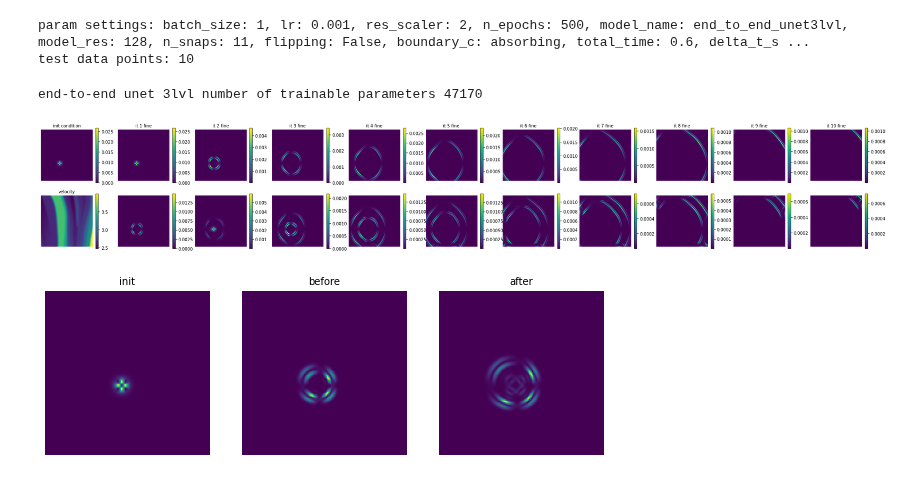
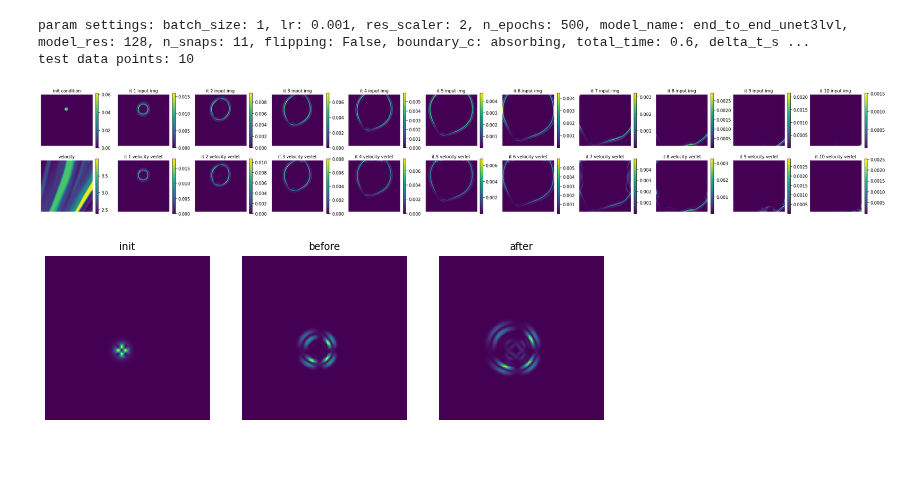
Before and after one commit to utkaiser/masterthesis_code, a Jupyter notebook: analysis/end_to_end_compare.ipynb, the cells around one changed output. Cells and saved outputs as stored; diff of their text form; code cells hidden in the pictures.

```diff
--- a/analysis/end_to_end_compare.ipynb
+++ b/analysis/end_to_end_compare.ipynb
@@ -21,13 +21,13 @@ batch_size, lr, res_scaler, n_epochs, model_name, Nx, flipping, boundary_c, delt
         param_dict["batch_size"], param_dict["lr"], param_dict["res_scaler"], param_dict["n_epochs"],param_dict["model_name"],param_dict["model_res"],param_dict["flipping"],param_dict["boundary_c"],param_dict["delta_t_star"],param_dict["f_delta_x"]
 n_snaps = param_dict["n_snaps"]
 dt = param_dict["f_delta_t"]
+f_delta_t = param_dict["f_delta_t"]
 dx = param_dict["f_delta_x"]
 dT = param_dict["c_delta_t"]
 dX = param_dict["c_delta_x"]
 c_Nx = c_Ny = int(Nx) // int(res_scaler)
 
 data_paths, train_logger_path, valid_logger_path, dir_path_save = get_paths()
-data_paths = ['../data/end_to_end_bp_m_200_2000_test.npz']
 loaders = fetch_data_end_to_end(data_paths, shuffle=True, batch_size=1)
 # %% [output]
 param settings: batch_size: 1, lr: 0.001, res_scaler: 2, n_epochs: 500, model_name: end_to_end_unet3lvl, model_res: 128, n_snaps: 11, flipping: False, boundary_c: absorbing, total_time: 0.6, delta_t_s ...
@@ -35,20 +35,18 @@ test data points: 10
 # %%
 # set up models
 
-restr_model1 = model_end_to_end.Restriction_nn(param_dict = param_dict).double()
-restr_model1 = torch.nn.DataParallel(restr_model1)
-restr_model1.load_state_dict(torch.load('../results/run_2/saved_model_end_to_end_unet3lvl128_7.pt'))
-
-netlist = [
-    (r'end-to-end unet 3lvl', restr_model1),
-]
-
-for netname,netmodl in netlist:
-    model_parameters = filter(lambda p: p.requires_grad, netmodl.parameters())
-    params = sum([np.prod(p.size()) for p in model_parameters])
-    print(netname,'number of trainable parameters', params)
+# restr_model1 = model_end_to_end.Restriction_nn(param_dict = param_dict).double()
+# restr_model1 = torch.nn.DataParallel(restr_model1)
+# restr_model1.load_state_dict(torch.load('../results/run_2/saved_model_end_to_end_unet3lvl128_7.pt'))
+#
+# netlist = [
+#     (r'end-to-end unet 3lvl', restr_model1),
+# ]
+#
+# for netname,netmodl in netlist:
+#     model_parameters = filter(lambda p: p.requires_grad, netmodl.parameters())
+#     params = sum([np.prod(p.size()) for p in model_parameters])
+#     print(netname,'number of trainable parameters', params)
-# %% [output]
-end-to-end unet 3lvl number of trainable parameters 47170
 # %%
 uc, utc = np.zeros([n_snaps-1,Nx,Nx]), np.zeros([n_snaps-1,Nx,Nx])
 uf, utf = np.zeros([n_snaps-1,Nx,Nx]), np.zeros([n_snaps-1,Nx,Nx])
@@ -87,18 +85,19 @@ with torch.no_grad():
                 uf[j-1,:,:],utf[j-1,:,:] = u.squeeze(), ut.squeeze()
                 ax = fig.add_subplot(3,11,1+j)
                 pos = ax.imshow(wave_util.WaveEnergyField_tensor(u.squeeze(),ut.squeeze(),vel_curr,f_delta_x)*f_delta_x*f_delta_x)
-                ax.set_title('it '+str(j)+' fine', fontsize=10)
+                ax.set_title('it '+str(j)+' input img', fontsize=10)
                 plt.colorbar(pos)
                 plt.axis('off')
 
             # vv
             for j in range(1,input.shape[0]-1):
-                u_x, u_y, u_t_c, vel_curr = input[j, 0, :, :], input[j, 1, :, :], input[j, 2, :, :], input[j, 3, :, :]
+                u_x, u_y, u_t_c, vel_curr = input[j-1, 0, :, :], input[j-1, 1, :, :], input[j-1, 2, :, :], input[j-1, 3, :, :]
                 sumv = torch.sum(torch.sum(u_x))
                 u, ut = wave_util.WaveSol_from_EnergyComponent_tensor(u_x.unsqueeze(dim=0), u_y.unsqueeze(dim=0), u_t_c.unsqueeze(dim=0), vel_curr.unsqueeze(dim=0), f_delta_x, sumv)
-                ucx, utcx = velocity_verlet_tensor(u, ut, vel.unsqueeze(dim=0), dx, dt, delta_t_star, number=1, boundary_c="absorbing")
+                ucx, utcx = velocity_verlet_tensor(u, ut, vel_curr.unsqueeze(dim=0), f_delta_x, f_delta_t, delta_t_star, number=1, boundary_c="absorbing")
                 ax1 = fig.add_subplot(3,11,12+j)
-                pos1 = ax1.imshow(wave_util.WaveEnergyField_tensor(ucx.squeeze(),utcx.squeeze(),vel.squeeze(),f_delta_x)*f_delta_x*f_delta_x)
+                ax1.set_title('it '+str(j)+' velocity verlet', fontsize=10)
+                pos1 = ax1.imshow(wave_util.WaveEnergyField_tensor(ucx.squeeze(),utcx.squeeze(),vel_curr.squeeze(),f_delta_x)*f_delta_x*f_delta_x)
                 plt.colorbar(pos1)
                 plt.axis('off')
 
@@ -133,34 +132,34 @@ with torch.no_grad():
             #         ucx.unsqueeze(dim=0), utcx.unsqueeze(dim=0),
             #         vel_c.unsqueeze(dim=0), dX, dT, delta_t_star, number=1, boundary_c=boundary_c
             #     )
             #     ucx, utcx = ucx.squeeze(), utcx.squeeze()
             #     ucx, utcx = torch.from_numpy(resize(ucx, [Nx,Nx], order=4)), torch.from_numpy(resize(utcx, [Nx,Nx], order=4))
             #     uc[j-1,:,:],utc[j-1,:,:]  = ucx, utcx
             #     ax2 = fig.add_subplot(3,11,12+j)
             #     pos2 = ax2.imshow(wave_util.WaveEnergyField_tensor(ucx, utcx, vel, dx) * dx * dx)
             #     plt.colorbar(pos2)
             #     plt.axis('off')
 
             #end to end
             # u_x_e, u_y_e, u_t_c_e = input[0, 0, :, :].unsqueeze(dim=0), input[0, 1, :, :].unsqueeze(dim=0), input[0, 2, :, :].unsqueeze(dim=0)
             # for j in range(1,input.shape[0]):
             #     input_model = torch.stack([u_x_e, u_y_e, u_t_c_e, vel.unsqueeze(dim=0)],dim=1)
             #     output = restr_model1(input_model)  # b x 3 x w x h
             #     u_x_e, u_y_e, u_t_c_e = output[:,0, :, :].clone(), output[:,1, :, :].clone(), output[:,2, :,:].clone()
             #     sumv = torch.sum(torch.sum(u_x_e))
             #     u_e, ut_e = wave_util.WaveSol_from_EnergyComponent_tensor(u_x_e, u_y_e, u_t_c_e, vel, f_delta_x, sumv)
             #
             #     uo[j-1,:,:], uto[j-1,:,:] = u_e.squeeze(), ut_e.squeeze()
             #     ax3 = fig.add_subplot(3,11,23+j)
             #     pos3 = ax3.imshow(wave_util.WaveEnergyField_tensor(u_e.squeeze(), ut_e.squeeze(), vel, f_delta_x) * f_delta_x * f_delta_x)
             #     ax3.set_title('it ' + str(j) + ' end to end', fontsize=10)
             #     plt.colorbar(pos3)
             #     plt.axis('off')
 
             break
         break
 # %% [output]
-[figure, old version]
+[figure, new version]
 # %%
 import random
 
```
Also changed, not shown: 5 other files.
